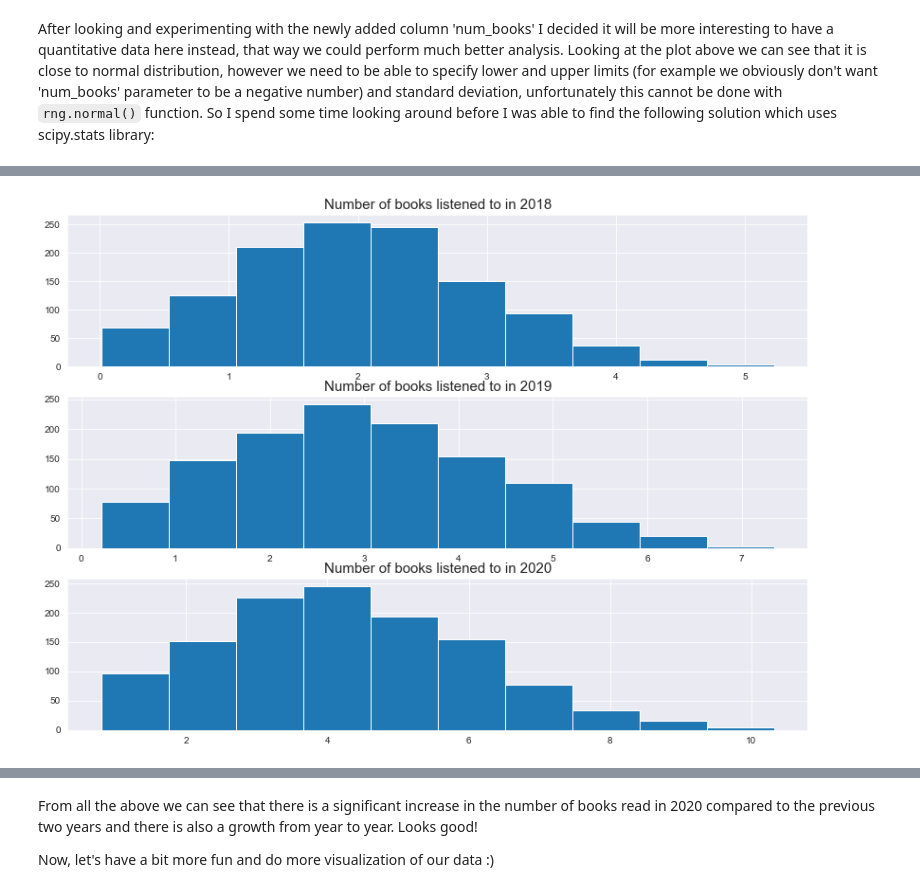
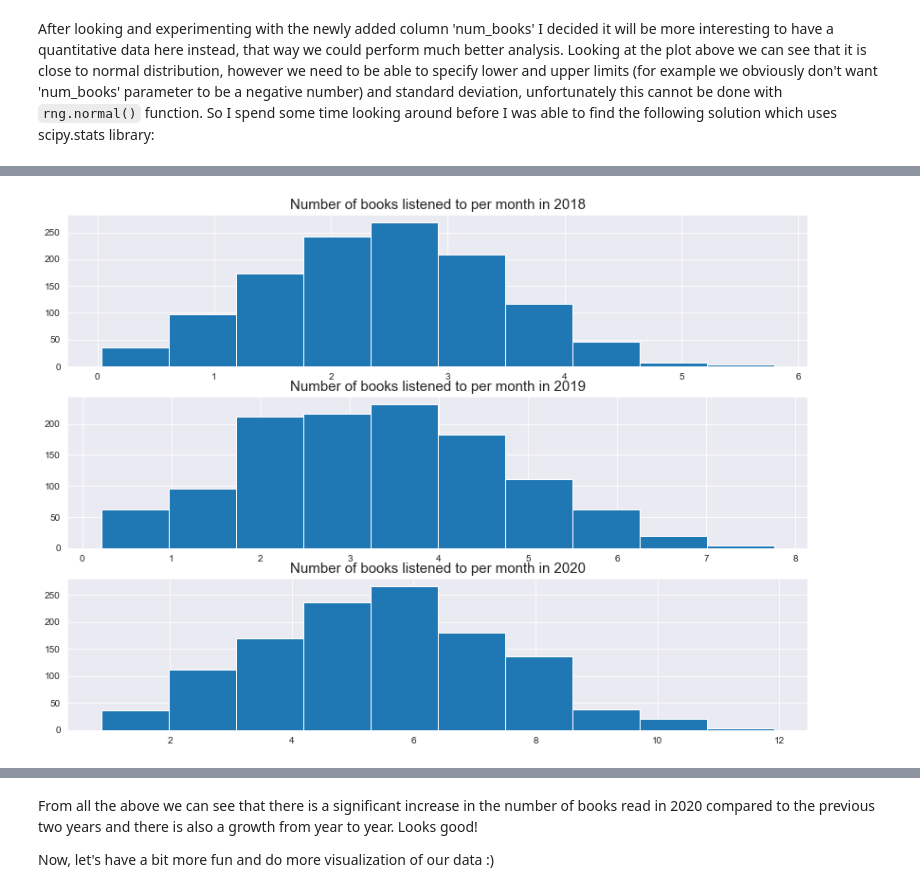
Before and after one commit to angelinka/programming_for_DA_project, a Jupyter notebook: audiobooks.ipynb, the cells around one changed output, grey strips where cells are left out. Saved outputs shown, nothing was run; the diff lists cells and outputs as text; code cells hidden in the pictures.

```diff
--- a/audiobooks.ipynb
+++ b/audiobooks.ipynb
@@ -355,9 +363,9 @@ def get_truncated_normal(mean=0, sd=1, low=0, upp=10):
 # %%
 # here we define 3 separate sets for 3 years by passing different parameters to the function we created above,
 # as we want to show the increase in the numbers of books read
-X1 = get_truncated_normal(mean=2, sd=1, low=0, upp=6)
-X2 = get_truncated_normal(mean=2.8, sd=1.5, low=0.2, upp=9)
-X3 = get_truncated_normal(mean=4, sd=2, low=0.8, upp=12)
+X1 = get_truncated_normal(mean=2.4, sd=1, low=0, upp=6)
+X2 = get_truncated_normal(mean=3.2, sd=1.5, low=0.2, upp=9)
+X3 = get_truncated_normal(mean=5.5, sd=2, low=0.8, upp=12)
 
 # every year has 1200 values
 y18=X1.rvs(1200)
@@ -393,17 +387,17 @@ full.round({'books_read':1})
 # %%
 # Now we can have a pick how our newly created data looks like and compare how many books our members
 # listened to during 3 years
 fig, axs = plt.subplots(3,figsize=(14,10))
 axs[0].hist(y18)
-axs[0].set_title('Number of books listened to in 2018',fontsize=15)
+axs[0].set_title('Number of books listened to per month in 2018',fontsize=15)
 axs[1].hist(y19)
-axs[1].set_title('Number of books listened to in 2019',fontsize=15)
+axs[1].set_title('Number of books listened to per month in 2019',fontsize=15)
 axs[2].hist(y20)
-axs[2].set_title('Number of books listened to in 2020',fontsize=15)
+axs[2].set_title('Number of books listened to per month in 2020',fontsize=15)
 
 plt.show()
 # %% [output]
-[figure, old version]
+[figure, new version]
 # %%
 # Another handy and quick way to have a look at the summary data is by using describe() function
 
```
Also changed, not shown: parts of 34 cells of this notebook, 2 other files.
